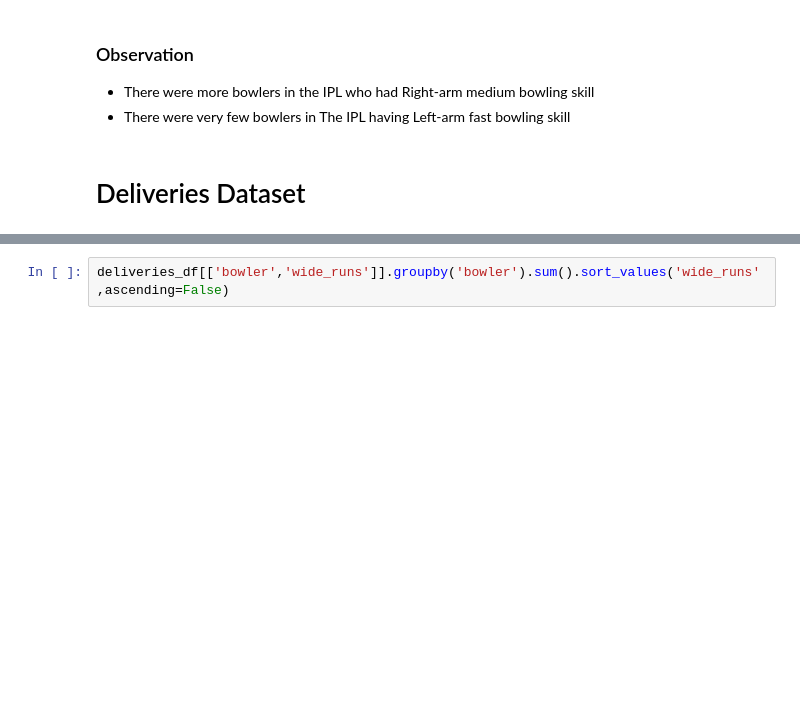
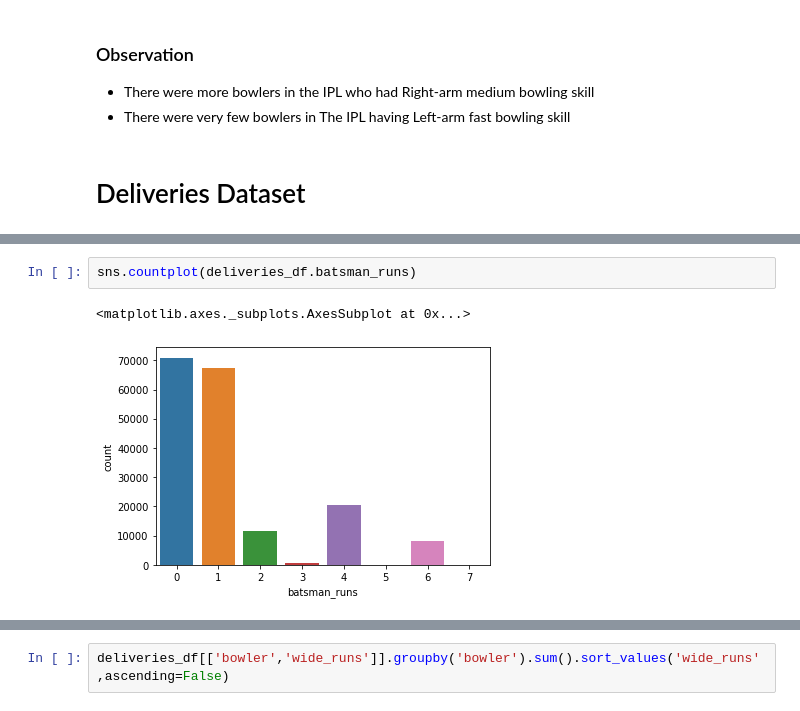
Before and after one commit to anshudhanshu/IPL-Dataset-Analysis, a Jupyter notebook: Sudhanshu_Rawat_Team_3_Capstone_Project.ipynb, the cells around one changed output, grey strips where cells are left out. Cells and saved outputs as stored; diff of their text form; blank space fills up the shorter version.

```diff
--- a/Sudhanshu_Rawat_Team_3_Capstone_Project.ipynb
+++ b/Sudhanshu_Rawat_Team_3_Capstone_Project.ipynb
@@ -492,3 +492,8 @@ deliveries_df.head()
 | 2 | 1 | 1 | Sunrisers Hyderabad | Royal Challengers Bangalore | 1 | 3 | DA Warner | S Dhawan | TS Mills | ... |
 | 3 | 1 | 1 | Sunrisers Hyderabad | Royal Challengers Bangalore | 1 | 4 | DA Warner | S Dhawan | TS Mills | ... |
 | 4 | 1 | 1 | Sunrisers Hyderabad | Royal Challengers Bangalore | 1 | 5 | DA Warner | S Dhawan | TS Mills | ... |
+# %%
+sns.countplot(deliveries_df.batsman_runs)
+# %% [output]
+<matplotlib.axes._subplots.AxesSubplot at 0x...>
+[figure, added]
```
Also changed, not shown: parts of 29 cells of this notebook.
